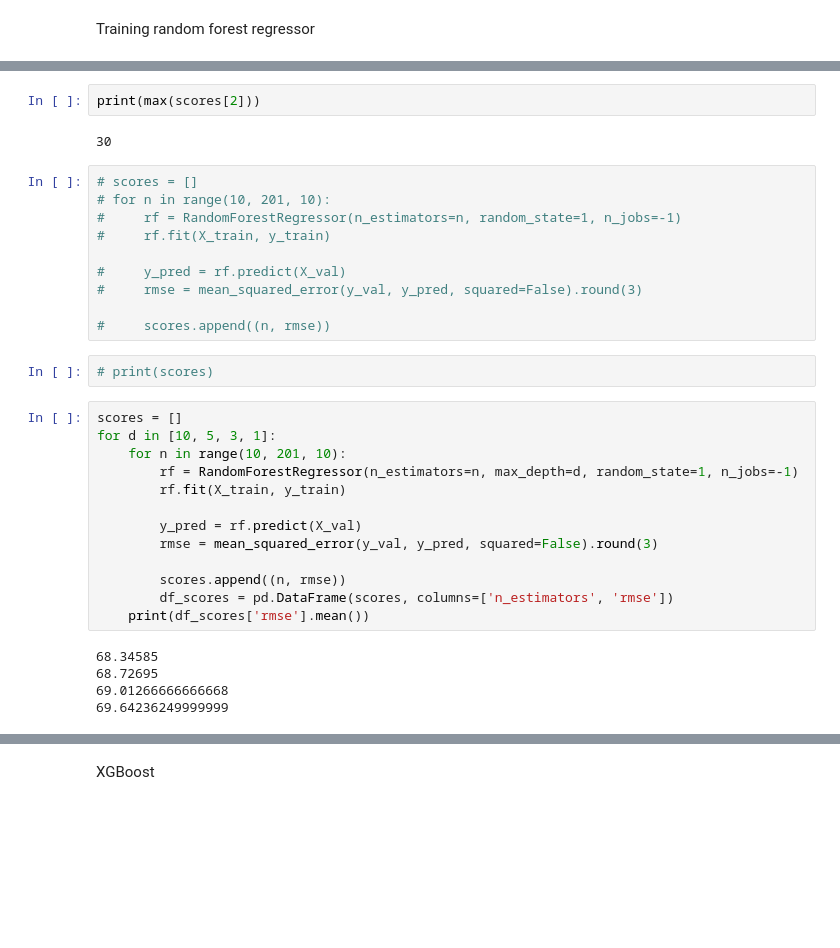
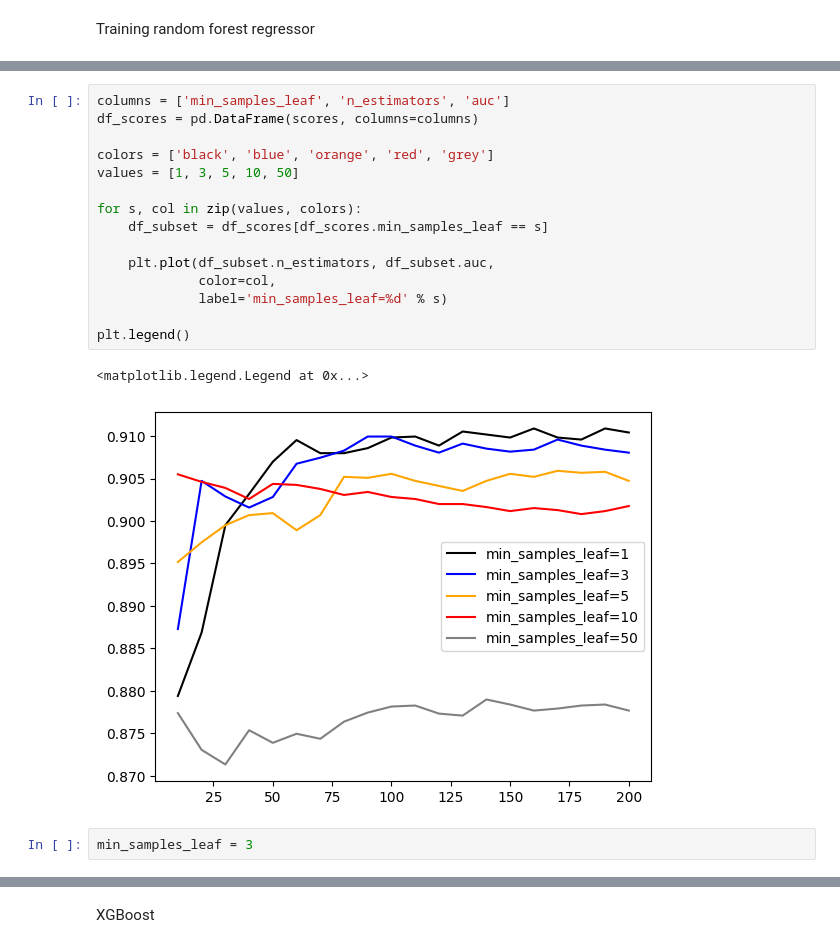
Before and after one commit to nilarte/ml-zoomcamp-midterm-project-2024, a Jupyter notebook: notebook.ipynb, the cells around one changed output, grey strips where cells are left out. Saved outputs shown, nothing was run; the diff lists cells and outputs as text; blank space fills up the shorter version.

```diff
--- a/notebook.ipynb
+++ b/notebook.ipynb
@@ -280,34 +280,20 @@ print(max(auc_list))
-# %%
-print(max(scores[2]))
-# %% [output]
-30
-# %%
-# scores = []
-# for n in range(10, 201, 10):
-#     rf = RandomForestRegressor(n_estimators=n, random_state=1, n_jobs=-1)
-#     rf.fit(X_train, y_train)
-
-#     y_pred = rf.predict(X_val)
-#     rmse = mean_squared_error(y_val, y_pred, squared=False).round(3)
-
-#     scores.append((n, rmse))
-# %%
-# print(scores)
-# %%
-scores = []
-for d in [10, 5, 3, 1]:
-    for n in range(10, 201, 10):
-        rf = RandomForestRegressor(n_estimators=n, max_depth=d, random_state=1, n_jobs=-1)
-        rf.fit(X_train, y_train)
-
-        y_pred = rf.predict(X_val)
-        rmse = mean_squared_error(y_val, y_pred, squared=False).round(3)
-
-        scores.append((n, rmse))
-        df_scores = pd.DataFrame(scores, columns=['n_estimators', 'rmse'])
-    print(df_scores['rmse'].mean())
-# %% [output]
-68.34585
-68.72695
-69.01266666666668
-69.64236249999999
+# %%
+columns = ['min_samples_leaf', 'n_estimators', 'auc']
+df_scores = pd.DataFrame(scores, columns=columns)
+
+colors = ['black', 'blue', 'orange', 'red', 'grey']
+values = [1, 3, 5, 10, 50]
+
+for s, col in zip(values, colors):
+    df_subset = df_scores[df_scores.min_samples_leaf == s]
+
+    plt.plot(df_subset.n_estimators, df_subset.auc,
+             color=col,
+             label='min_samples_leaf=%d' % s)
+
+plt.legend()
+# %% [output]
+<matplotlib.legend.Legend at 0x...>
+[figure, added]
+# %%
+min_samples_leaf = 3
```
Also changed, not shown: parts of 11 cells of this notebook.
